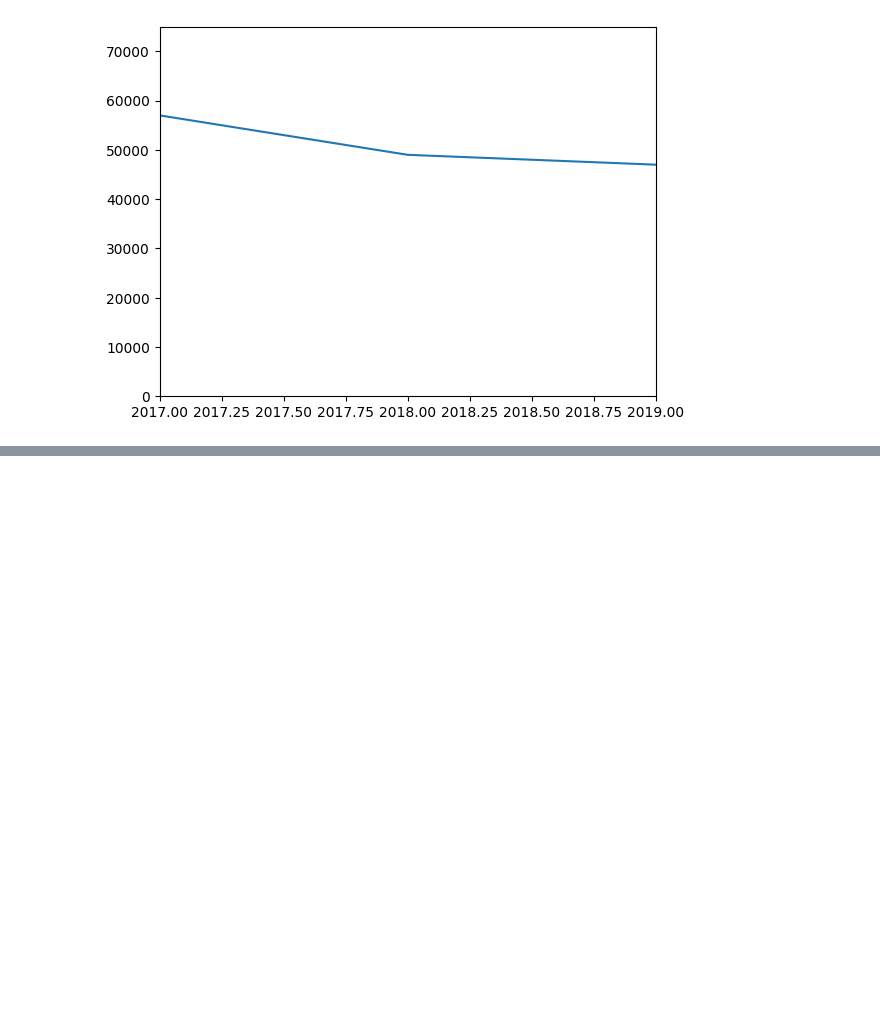
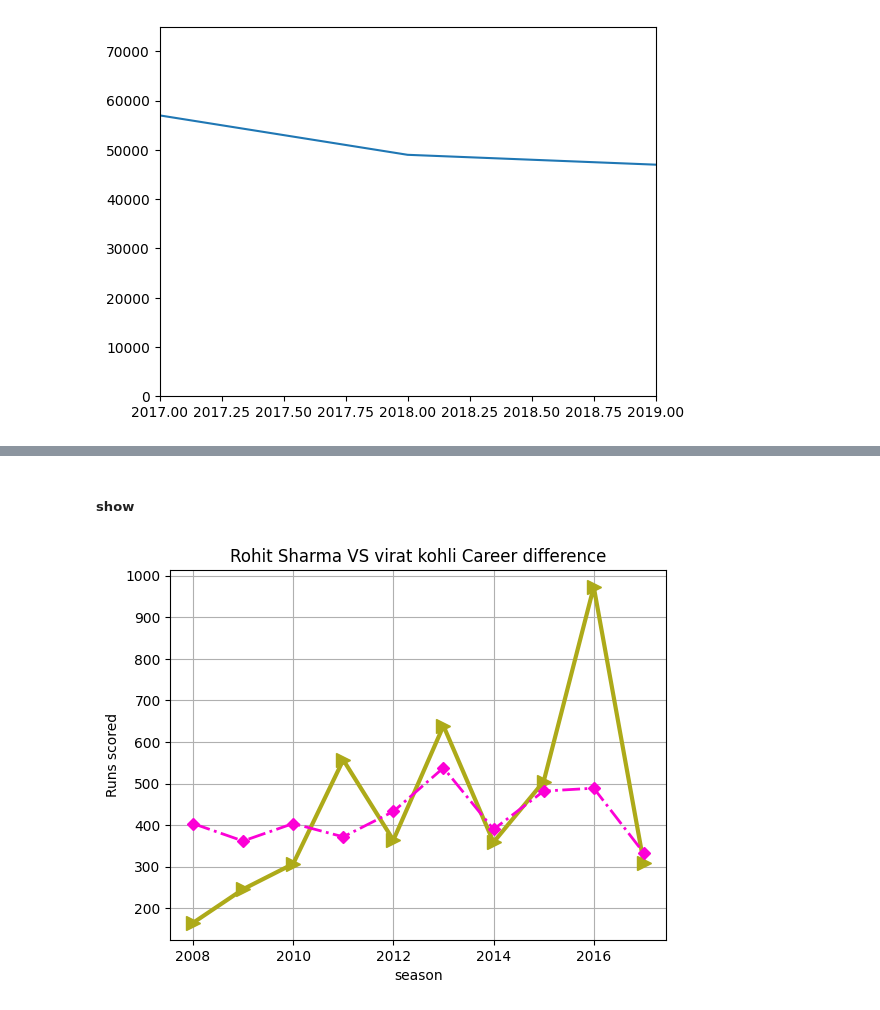
Before and after one commit to pranavsirsufale/attendance_system, a Jupyter notebook: pythoncode/visualization_python.ipynb, the cells around one changed output, grey strips where cells are left out. Cells and saved outputs as stored; diff of their text form; code cells hidden in the pictures; blank space fills up the shorter version.

```diff
--- a/pythoncode/visualization_python.ipynb
+++ b/pythoncode/visualization_python.ipynb
@@ -189,0 +192,17 @@ plt.legend(loc = 'lower right') # loc = best
+# %% [markdown]
+##### **show**
+# %%
+# legend location
+plt.plot(batsman['Year'] , batsman['V Kohli'] , color = '#ADAA19' , linestyle = 'solid' , linewidth = 3 , marker = '>', markersize = 10 , label = 'Virat Kohli ')
+
+plt.plot(batsman['Year'] , batsman['RG Sharma'] , color = '#FC00D6', linestyle = 'dashdot' , linewidth = 2 , marker = 'D' , label = 'RG Sharma ')
+
+plt.title('Rohit Sharma VS virat kohli Career difference')
+plt.xlabel('season')
+plt.ylabel('Runs scored')
+
+plt.grid()
+
+plt.show()
+# %% [output]
+[figure, added]
```
Also changed, not shown: parts of 6 cells of this notebook.
